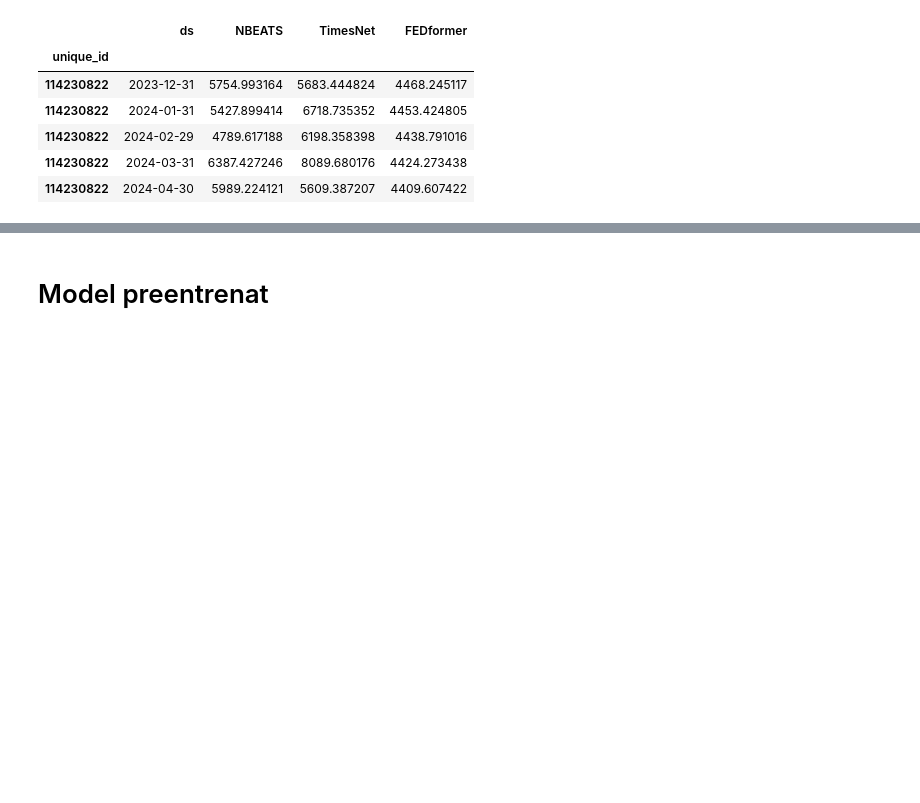
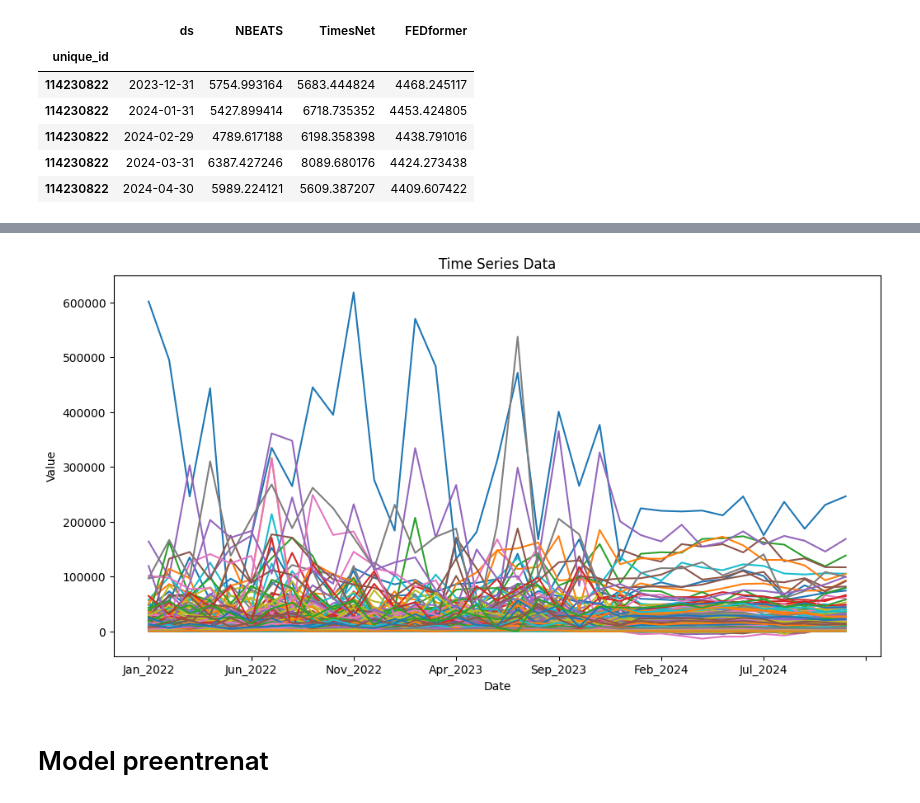
Before and after one commit to caiselvas/challenge-auditoria, a Jupyter notebook: monthly_ts/neural_forecast.ipynb, the cells around one changed output, grey strips where cells are left out. Cells and saved outputs as stored; diff of their text form; code cells hidden in the pictures; blank space fills up the shorter version.

Commit message:
ADD time series plots

```diff
--- a/monthly_ts/neural_forecast.ipynb
+++ b/monthly_ts/neural_forecast.ipynb
@@ -57,9 +57,9 @@ from neuralforecast import NeuralForecast
 from neuralforecast.models import LSTM, NHITS, RNN, NBEATS, TimesNet, FEDformer
 
 nf = NeuralForecast(
-    models = [NBEATS(input_size=12, h=12, max_steps=100, hist_exog_list = ["vendes_2022", "vendes_2023"]),
-              TimesNet(input_size=12, h=12, max_steps=100),
-              FEDformer(input_size=12, h=12, max_steps=100)
+    models = [NBEATS(input_size=13, h=12, max_steps=100, hist_exog_list = ["vendes_2022", "vendes_2023"]),
+              TimesNet(input_size=13, h=12, max_steps=100),
+              FEDformer(input_size=13, h=12, max_steps=100)
               ],
     freq = 'M'
 )
@@ -183,7 +178,9 @@ def save_result(new_df, name):
     with open(f"../forecast/{name}.json", "w") as json_file:
         json.dump(new_forecasts, json_file)
 
-save_result(new_df, 'TimesNet')
+    return df_pivot
+
+times_net_df =save_result(new_df, 'TimesNet')
 save_result(new_df, 'NBEATS')
 save_result(new_df, 'FEDformer')
 # %% [output]
@@ -207,3 +217,24 @@ save_result(new_df, 'FEDformer')
+# %%
+datan = data.drop(["vendes_2022", "vendes_2023"], axis=1)
+merged_df = pd.merge(datan, times_net_df, left_on='material', right_on='unique_id')  # Use 'unique_id' if that's the common column
+
+import matplotlib.pyplot as plt
+# Set the index to 'material_id' or 'unique_id' depending on which one you merged on
+# You can also set it to another relevant column if needed
+merged_df.set_index('material', inplace=True)  # Use 'unique_id' if that's the common column
+merged_df.columns
+
+
+merged_df= merged_df.drop("unique_id", axis=1)
+# %%
+# Plot the time series
+merged_df.transpose().plot(kind='line', figsize=(12, 6), legend=False)
+plt.title('Time Series Data')
+plt.xlabel('Date')
+plt.ylabel('Value')
+plt.show()
+# %% [output]
+[figure, added]
 # %% [markdown]
 # Model preentrenat
 # %% [markdown]
```
Also changed, not shown: parts of 3 cells of this notebook.
